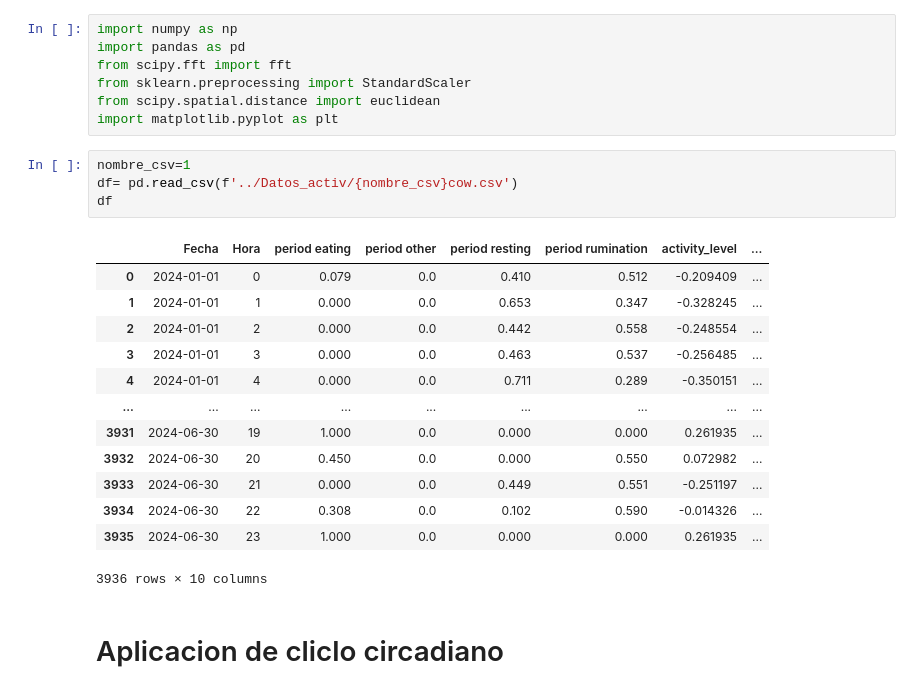
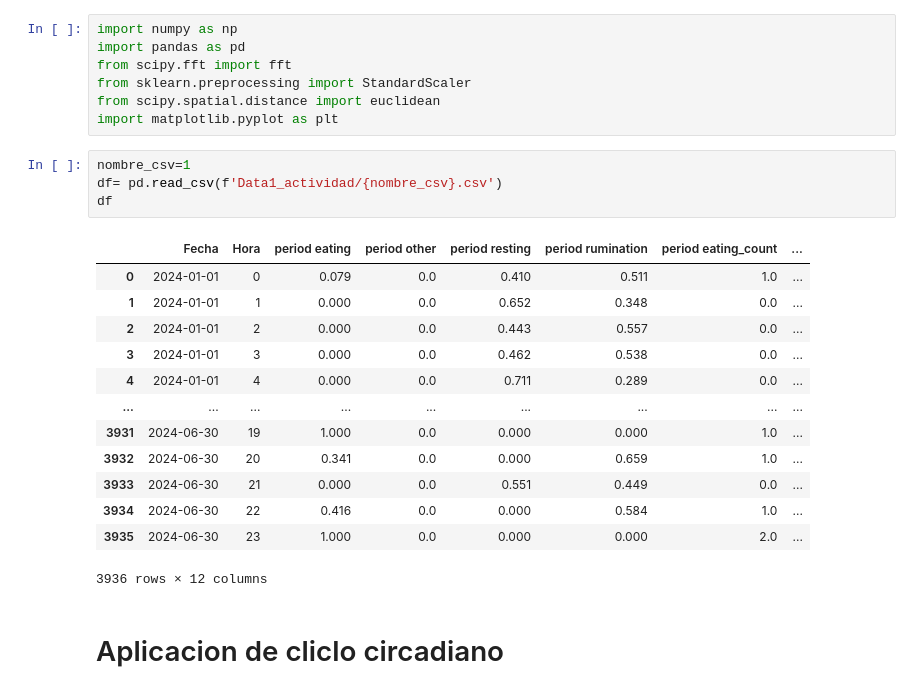
Before and after one commit to BrayansAs/estres-bovino, a Jupyter notebook: indices.ipynb, the cells around one changed output. Cells and saved outputs as stored; diff of their text form.

```diff
--- a/indices.ipynb
+++ b/indices.ipynb
@@ -7,22 +7,22 @@ from scipy.spatial.distance import euclidean
 import matplotlib.pyplot as plt
 # %%
 nombre_csv=1
-df= pd.read_csv(f'../Datos_activ/{nombre_csv}cow.csv')
+df= pd.read_csv(f'Data1_actividad/{nombre_csv}.csv')
 df
 # %% [output]
-|  | Fecha | Hora | period eating | period other | period resting | period rumination | activity_level | ... |
-| 0 | 2024-01-01 | 0 | 0.079 | 0.0 | 0.410 | 0.512 | -0.209409 | ... |
-| 1 | 2024-01-01 | 1 | 0.000 | 0.0 | 0.653 | 0.347 | -0.328245 | ... |
-| 2 | 2024-01-01 | 2 | 0.000 | 0.0 | 0.442 | 0.558 | -0.248554 | ... |
-| 3 | 2024-01-01 | 3 | 0.000 | 0.0 | 0.463 | 0.537 | -0.256485 | ... |
-| 4 | 2024-01-01 | 4 | 0.000 | 0.0 | 0.711 | 0.289 | -0.350151 | ... |
+|  | Fecha | Hora | period eating | period other | period resting | period rumination | period eating_count | ... |
+| 0 | 2024-01-01 | 0 | 0.079 | 0.0 | 0.410 | 0.511 | 1.0 | ... |
+| 1 | 2024-01-01 | 1 | 0.000 | 0.0 | 0.652 | 0.348 | 0.0 | ... |
+| 2 | 2024-01-01 | 2 | 0.000 | 0.0 | 0.443 | 0.557 | 0.0 | ... |
+| 3 | 2024-01-01 | 3 | 0.000 | 0.0 | 0.462 | 0.538 | 0.0 | ... |
+| 4 | 2024-01-01 | 4 | 0.000 | 0.0 | 0.711 | 0.289 | 0.0 | ... |
 | ... | ... | ... | ... | ... | ... | ... | ... | ... |
-| 3931 | 2024-06-30 | 19 | 1.000 | 0.0 | 0.000 | 0.000 | 0.261935 | ... |
-| 3932 | 2024-06-30 | 20 | 0.450 | 0.0 | 0.000 | 0.550 | 0.072982 | ... |
-| 3933 | 2024-06-30 | 21 | 0.000 | 0.0 | 0.449 | 0.551 | -0.251197 | ... |
-| 3934 | 2024-06-30 | 22 | 0.308 | 0.0 | 0.102 | 0.590 | -0.014326 | ... |
-| 3935 | 2024-06-30 | 23 | 1.000 | 0.0 | 0.000 | 0.000 | 0.261935 | ... |
+| 3931 | 2024-06-30 | 19 | 1.000 | 0.0 | 0.000 | 0.000 | 1.0 | ... |
+| 3932 | 2024-06-30 | 20 | 0.341 | 0.0 | 0.000 | 0.659 | 1.0 | ... |
+| 3933 | 2024-06-30 | 21 | 0.000 | 0.0 | 0.551 | 0.449 | 0.0 | ... |
+| 3934 | 2024-06-30 | 22 | 0.416 | 0.0 | 0.000 | 0.584 | 1.0 | ... |
+| 3935 | 2024-06-30 | 23 | 1.000 | 0.0 | 0.000 | 0.000 | 2.0 | ... |
-3936 rows × 10 columns
+3936 rows × 12 columns
 # %% [markdown]
 # Aplicacion de cliclo circadiano
 # %%
```
Also changed, not shown: parts of 18 cells of this notebook, 4 other files.
